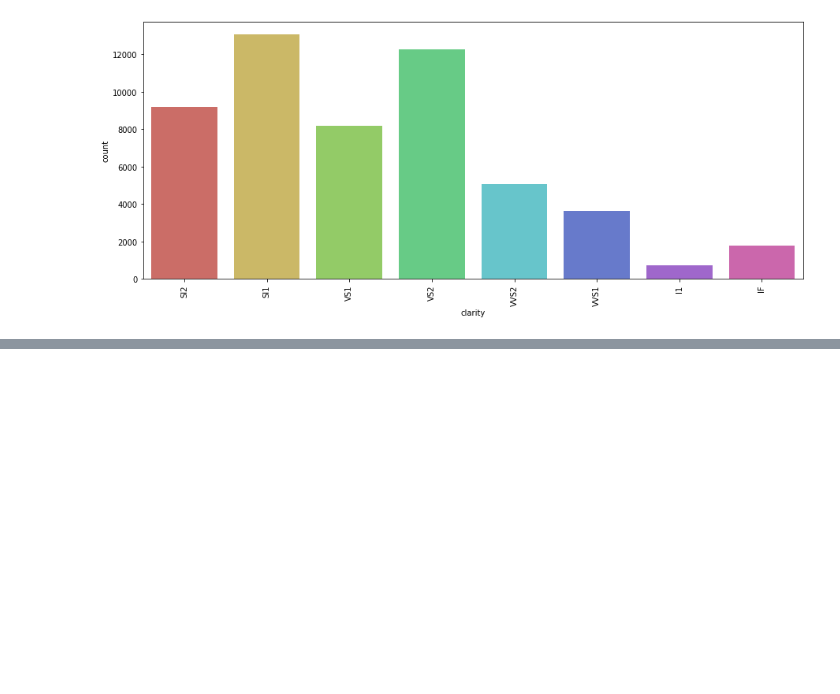
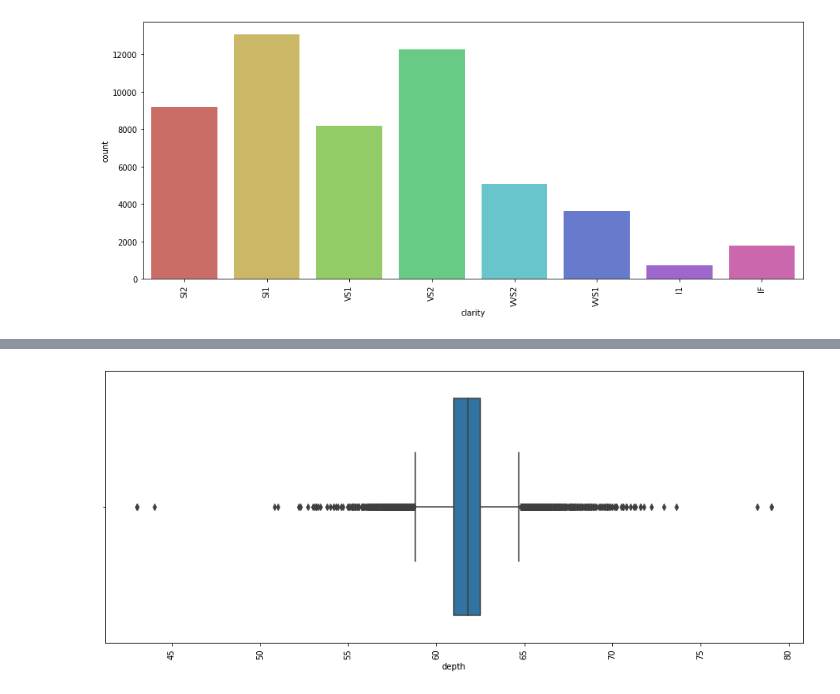
Before and after one commit to Anupam-2105/ML-Projects, a Jupyter notebook: Diamond_Price_Predictor.ipynb, the cells around one changed output, grey strips where cells are left out. Drawn from its saved outputs; the diff is of its cells as text; code cells hidden in the pictures; blank space fills up the shorter version.

```diff
--- a/Diamond_Price_Predictor.ipynb
+++ b/Diamond_Price_Predictor.ipynb
@@ -214,0 +229,7 @@ fig3.show()
+# %%
+plt.figure(figsize=(15,6))
+sns.boxplot(diamond_data['depth'])
+plt.xticks(rotation = 90)
+plt.show()
+# %% [output]
+[figure, added]
```
Also changed, not shown: parts of 3 cells of this notebook.
